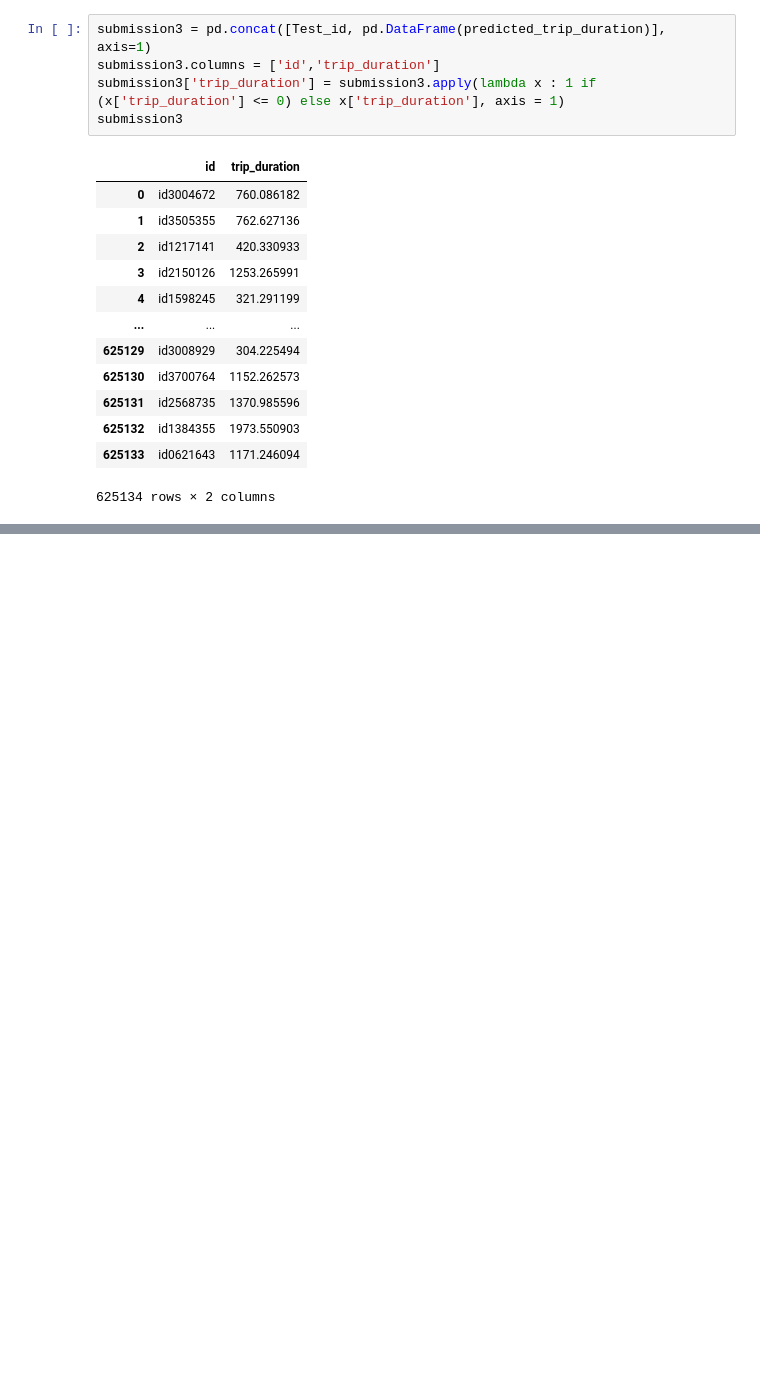
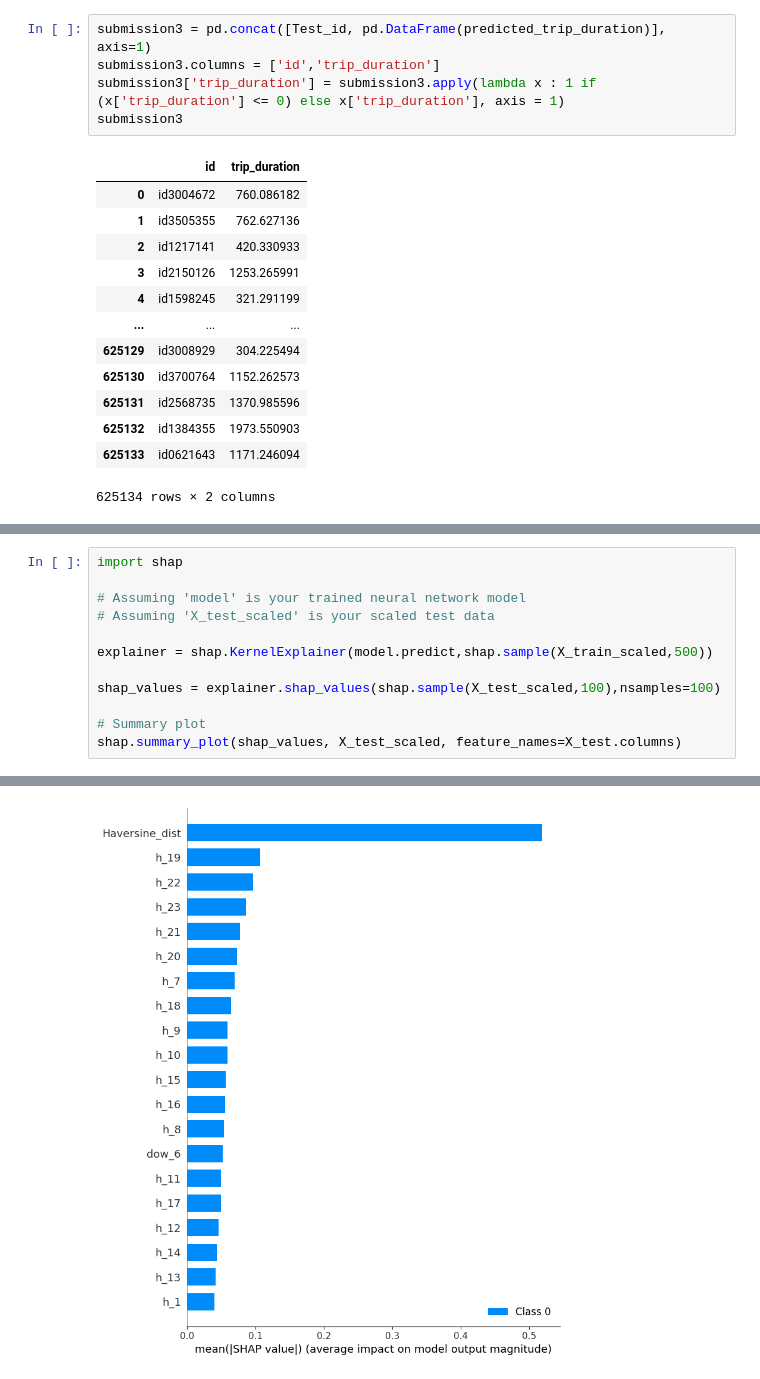
Before and after one commit to marreapato/ML_Project_Taxi_Trip_Duration, a Jupyter notebook: Projeto_Lucas_Rabelo_AM_2.ipynb, the cells around one changed output, grey strips where cells are left out. Saved outputs shown, nothing was run; the diff lists cells and outputs as text; blank space fills up the shorter version.

```diff
--- a/Projeto_Lucas_Rabelo_AM_2.ipynb
+++ b/Projeto_Lucas_Rabelo_AM_2.ipynb
@@ -676,0 +702,13 @@ submission3
+# %%
+import shap
+
+# Assuming 'model' is your trained neural network model
+# Assuming 'X_test_scaled' is your scaled test data
+
+explainer = shap.KernelExplainer(model.predict,shap.sample(X_train_scaled,500))
+
+shap_values = explainer.shap_values(shap.sample(X_test_scaled,100),nsamples=100)
+
+# Summary plot
+shap.summary_plot(shap_values, X_test_scaled, feature_names=X_test.columns)
+# %% [output]
@@ -676,0 +734 @@ submission3
+[figure, added]
```
Also changed, not shown: parts of 3 cells of this notebook.
